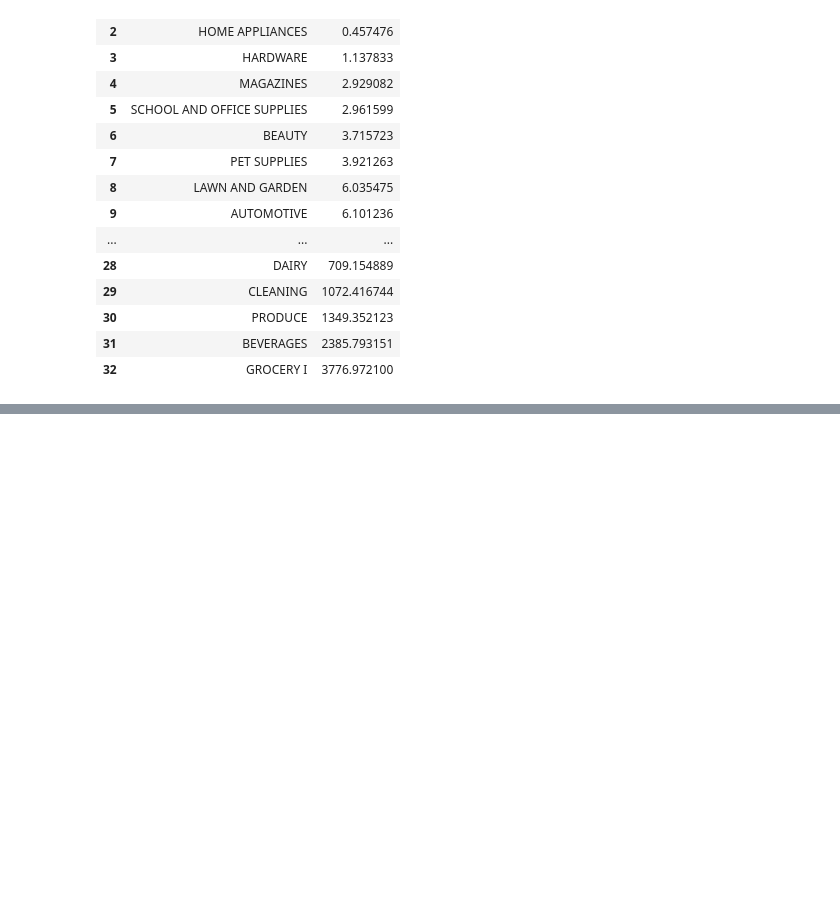
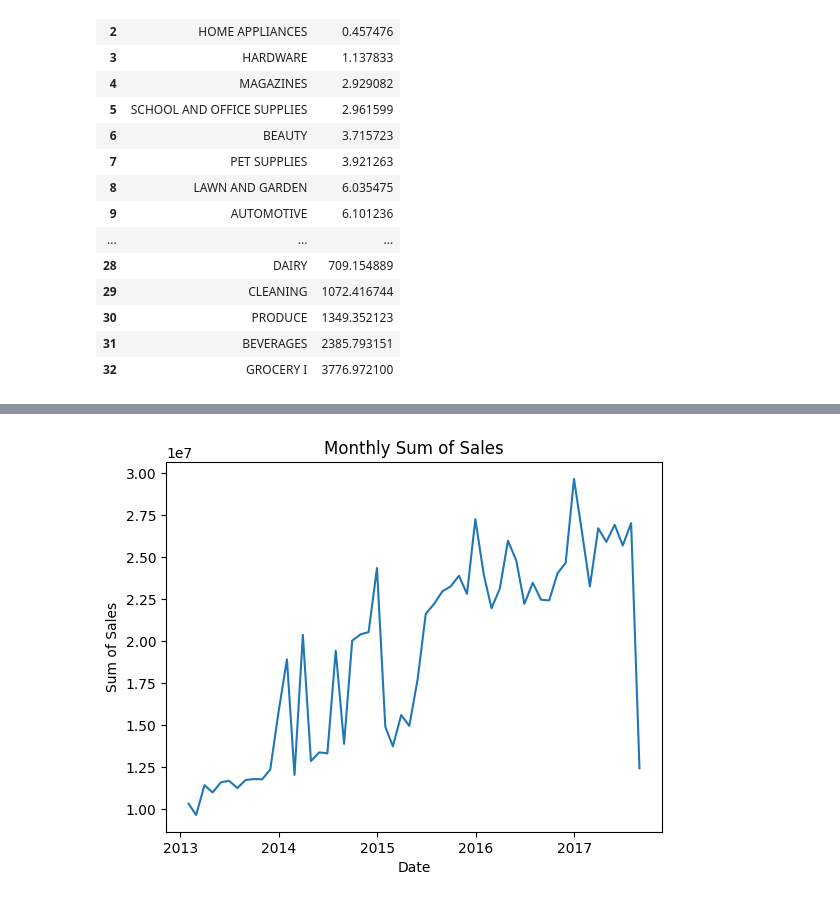
Before and after one commit to mtkrahling/-kaggle_projects, a Jupyter notebook: sales-forecasting_v1_inprog.ipynb, the cells around one changed output, grey strips where cells are left out. Drawn from its saved outputs; the diff is of its cells as text; code cells hidden in the pictures; blank space fills up the shorter version.

```diff
--- a/sales-forecasting_v1_inprog.ipynb
+++ b/sales-forecasting_v1_inprog.ipynb
@@ -318,3 +321,12 @@ test_df = create_features(test_df)
+# %%
+monthly_sales = train_df.resample('ME', on='date')['sales'].sum().reset_index()
+sns.lineplot(data=monthly_sales, x='date', y='sales')
+plt.xlabel("Date")
+plt.ylabel("Sum of Sales")
+plt.title("Monthly Sum of Sales")
+plt.show()
+# %% [output]
+[figure, added]
 # %%
 test_df
 # %% [output]
```
Also changed, not shown: parts of 28 cells of this notebook.
